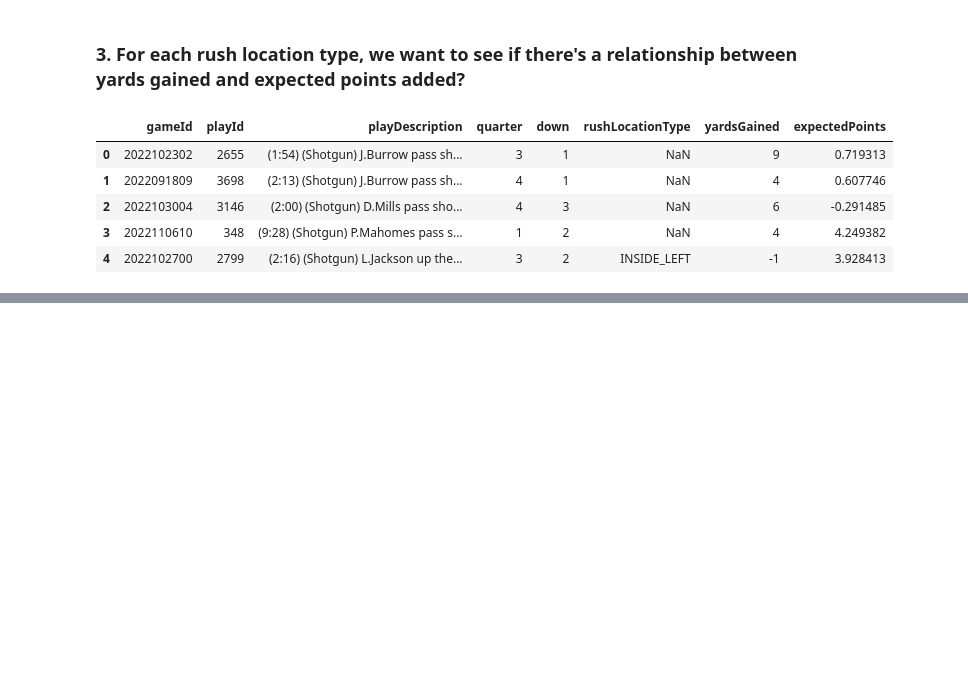
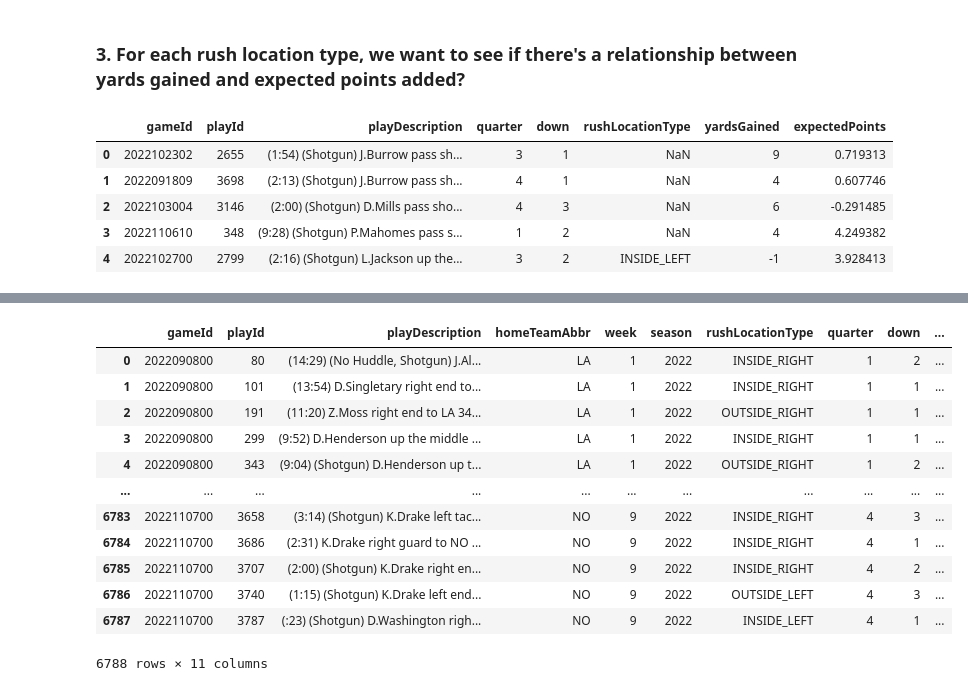
Before and after one commit to klam912/nfl-dashboard, a Jupyter notebook: analysis.ipynb, the cells around one changed output, grey strips where cells are left out. Cells and saved outputs as stored; diff of their text form; code cells hidden in the pictures; blank space fills up the shorter version.

```diff
--- a/analysis.ipynb
+++ b/analysis.ipynb
@@ -241,0 +281,16 @@ aggregation_yards_gained_and_expected_points_df = question_3_df.groupby(['rushLo
+# %%
+aggregated_by_rush_location_and_team_and_week
+# %% [output]
+|  | gameId | playId | playDescription | homeTeamAbbr | week | season | rushLocationType | quarter | down | ... |
+| 0 | 2022090800 | 80 | (14:29) (No Huddle, Shotgun) J.Al... | LA | 1 | 2022 | INSIDE_RIGHT | 1 | 2 | ... |
+| 1 | 2022090800 | 101 | (13:54) D.Singletary right end to... | LA | 1 | 2022 | INSIDE_RIGHT | 1 | 1 | ... |
+| 2 | 2022090800 | 191 | (11:20) Z.Moss right end to LA 34... | LA | 1 | 2022 | OUTSIDE_RIGHT | 1 | 1 | ... |
+| 3 | 2022090800 | 299 | (9:52) D.Henderson up the middle ... | LA | 1 | 2022 | INSIDE_RIGHT | 1 | 1 | ... |
+| 4 | 2022090800 | 343 | (9:04) (Shotgun) D.Henderson up t... | LA | 1 | 2022 | OUTSIDE_RIGHT | 1 | 2 | ... |
+| ... | ... | ... | ... | ... | ... | ... | ... | ... | ... | ... |
+| 6783 | 2022110700 | 3658 | (3:14) (Shotgun) K.Drake left tac... | NO | 9 | 2022 | INSIDE_RIGHT | 4 | 3 | ... |
+| 6784 | 2022110700 | 3686 | (2:31) K.Drake right guard to NO ... | NO | 9 | 2022 | INSIDE_RIGHT | 4 | 1 | ... |
+| 6785 | 2022110700 | 3707 | (2:00) (Shotgun) K.Drake right en... | NO | 9 | 2022 | INSIDE_RIGHT | 4 | 2 | ... |
+| 6786 | 2022110700 | 3740 | (1:15) (Shotgun) K.Drake left end... | NO | 9 | 2022 | OUTSIDE_LEFT | 4 | 3 | ... |
+| 6787 | 2022110700 | 3787 | (:23) (Shotgun) D.Washington righ... | NO | 9 | 2022 | INSIDE_LEFT | 4 | 1 | ... |
+6788 rows × 11 columns
```
Also changed, not shown: parts of 26 cells of this notebook.
